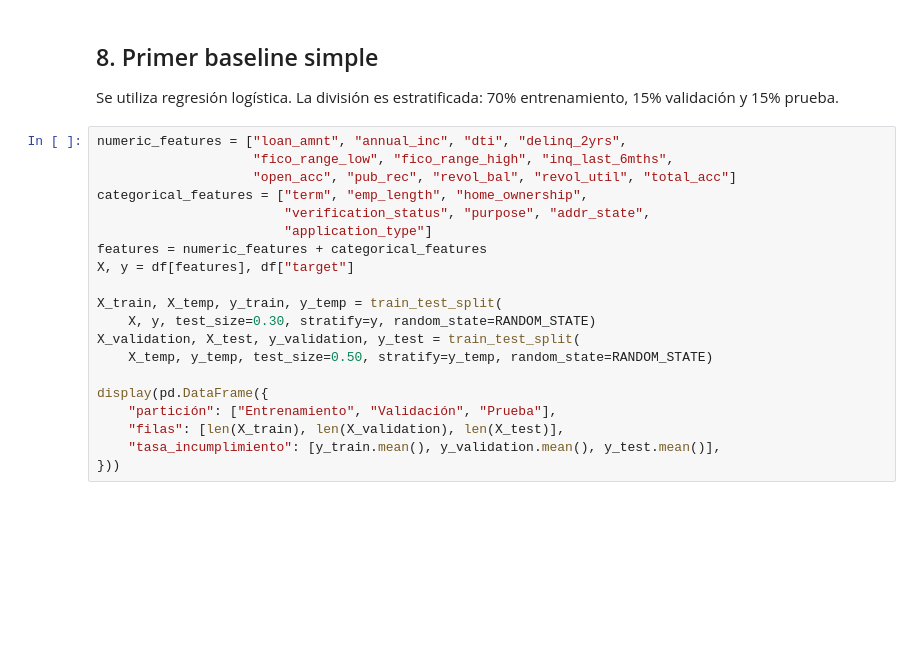
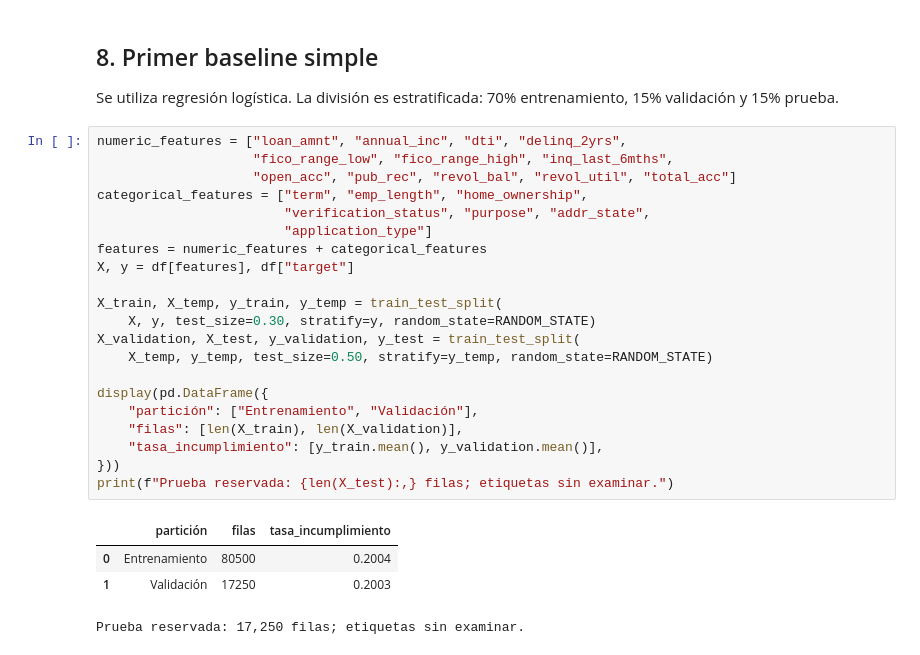
Before and after one commit to Juan-Ferreyra/Lending-club-riesgo-crediticio, a Jupyter notebook: notebooks/01_exploracion_inicial.ipynb, the cells around one changed output. Drawn from its saved outputs; the diff is of its cells as text; blank space fills up the shorter version.

```diff
--- a/notebooks/01_exploracion_inicial.ipynb
+++ b/notebooks/01_exploracion_inicial.ipynb
@@ -210,23 +343,29 @@ Se utiliza regresión logística. La división es estratificada: 70% entrenamien
 # %%
 numeric_features = ["loan_amnt", "annual_inc", "dti", "delinq_2yrs",
                     "fico_range_low", "fico_range_high", "inq_last_6mths",
                     "open_acc", "pub_rec", "revol_bal", "revol_util", "total_acc"]
 categorical_features = ["term", "emp_length", "home_ownership",
                         "verification_status", "purpose", "addr_state",
                         "application_type"]
 features = numeric_features + categorical_features
 X, y = df[features], df["target"]
 
 X_train, X_temp, y_train, y_temp = train_test_split(
     X, y, test_size=0.30, stratify=y, random_state=RANDOM_STATE)
 X_validation, X_test, y_validation, y_test = train_test_split(
     X_temp, y_temp, test_size=0.50, stratify=y_temp, random_state=RANDOM_STATE)
 
 display(pd.DataFrame({
-    "partición": ["Entrenamiento", "Validación", "Prueba"],
-    "filas": [len(X_train), len(X_validation), len(X_test)],
-    "tasa_incumplimiento": [y_train.mean(), y_validation.mean(), y_test.mean()],
+    "partición": ["Entrenamiento", "Validación"],
+    "filas": [len(X_train), len(X_validation)],
+    "tasa_incumplimiento": [y_train.mean(), y_validation.mean()],
 }))
+print(f"Prueba reservada: {len(X_test):,} filas; etiquetas sin examinar.")
+# %% [output]
+|  | partición | filas | tasa_incumplimiento |
+| 0 | Entrenamiento | 80500 | 0.2004 |
+| 1 | Validación | 17250 | 0.2003 |
+Prueba reservada: 17,250 filas; etiquetas sin examinar.
 # %%
 numeric_pipeline = Pipeline([
     ("imputer", SimpleImputer(strategy="median", add_indicator=True)),
```
Also changed, not shown: parts of 15 cells of this notebook, 7 other files.
